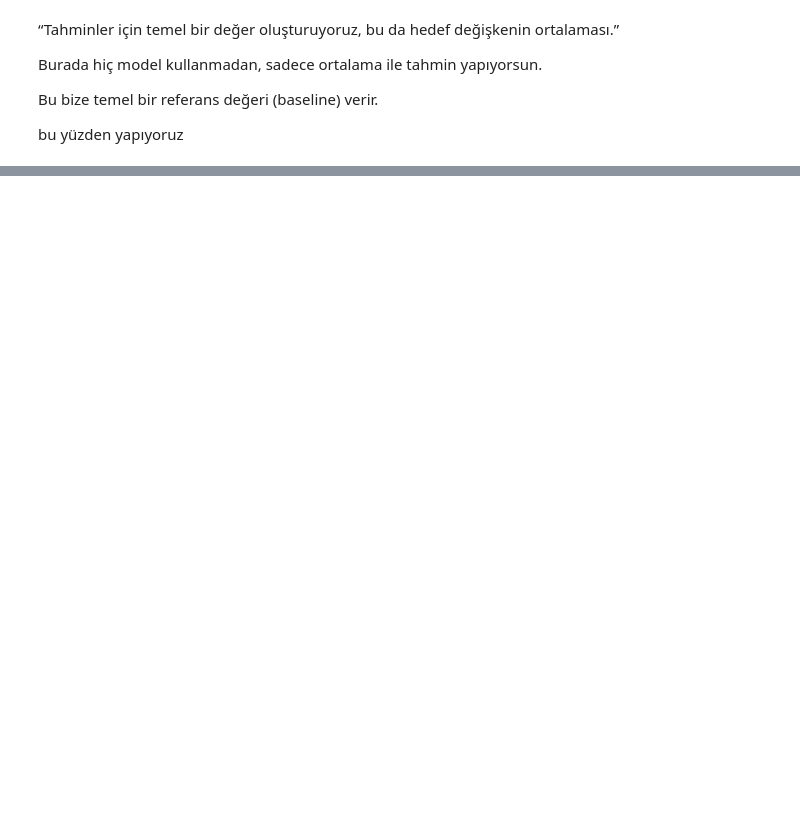
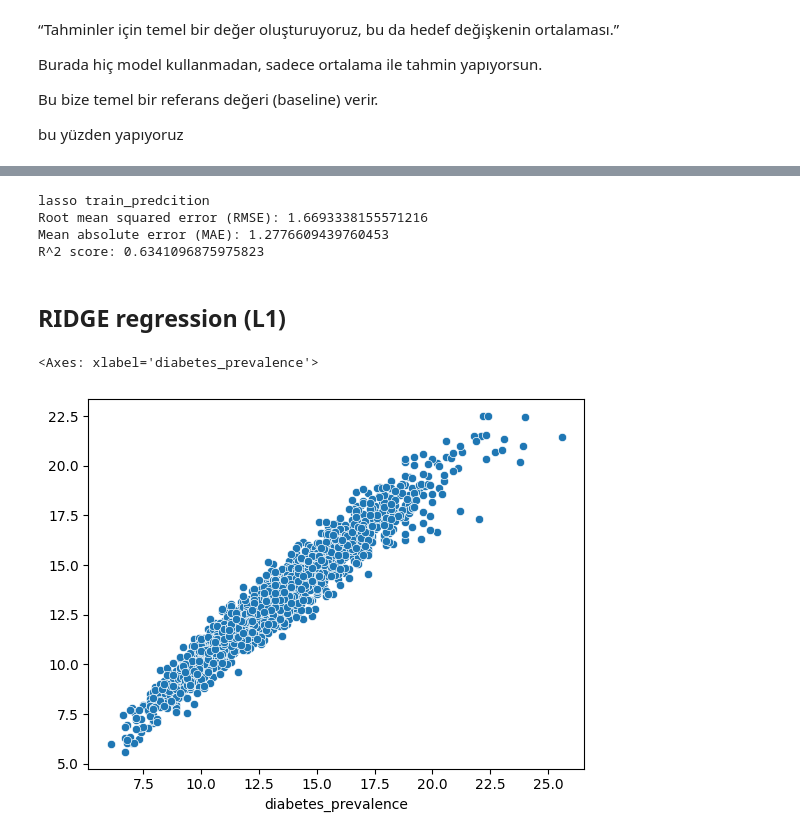
Before and after one commit to utkuseyithanoglu/utku-machine-learning-python-template, a Jupyter notebook: src/Build a linear regression model using pandas and python.ipynb, the cells around one changed output, grey strips where cells are left out. Drawn from its saved outputs; the diff is of its cells as text; code cells hidden in the pictures; blank space fills up the shorter version.

```diff
--- a/src/Build a linear regression model using pandas and python.ipynb
+++ b/src/Build a linear regression model using pandas and python.ipynb
@@ -247,0 +314,12 @@ sns.scatterplot(x=np.linspace(0,22.5),y=np.linspace(0,22.5))
+# %%
+print("lasso train_predcition")
+print(f"Root mean squared error (RMSE): {root_mean_squared_error(y_true = y_train, y_pred=lasso_train_preds)}")
+print(f"Mean absolute error (MAE): {mean_absolute_error(y_true = y_train, y_pred=lasso_train_preds)}")
+print(f"R^2 score: {r2_score(y_true = y_train, y_pred=lasso_train_preds)}")
+# %% [output]
+lasso train_predcition
+Root mean squared error (RMSE): 1.6693338155571216
+Mean absolute error (MAE): 1.2776609439760453
+R^2 score: 0.6341096875975823
+# %% [markdown]
+## RIDGE regression (L1)
@@ -247,0 +328,11 @@ sns.scatterplot(x=np.linspace(0,22.5),y=np.linspace(0,22.5))
+# %%
+ridge_model = Ridge(alpha=200, max_iter=5000)
+
+ridge_model.fit(x_train_dummies, y_train)
+
+ridge_train_preds = ridge_model.predict(x_train_dummies)
+# %%
+sns.scatterplot(x=y_train, y = ridge_train_preds)
+# %% [output]
+<Axes: xlabel='diabetes_prevalence'>
+[figure, added]
```
Also changed, not shown: parts of 24 cells of this notebook, 2 other files.
